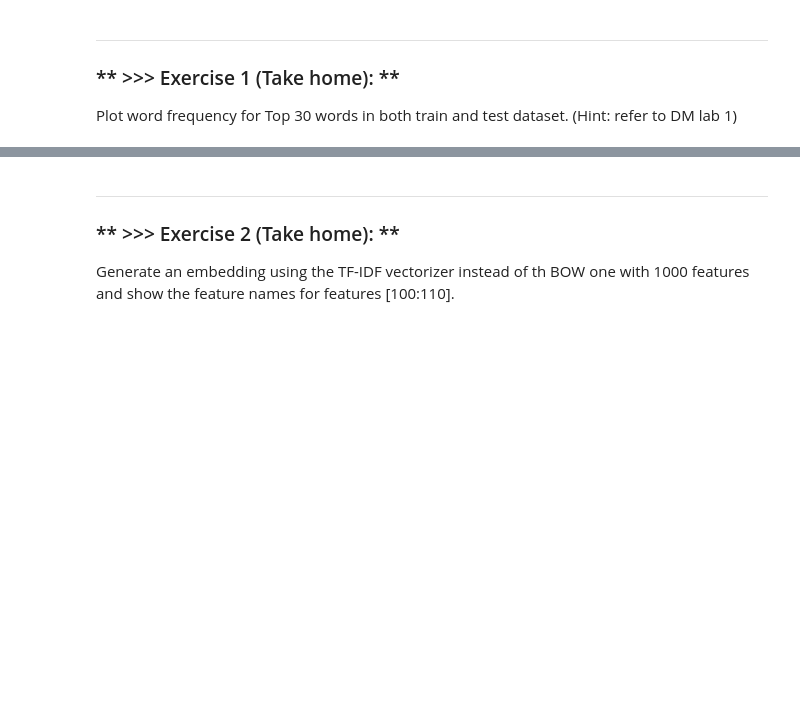
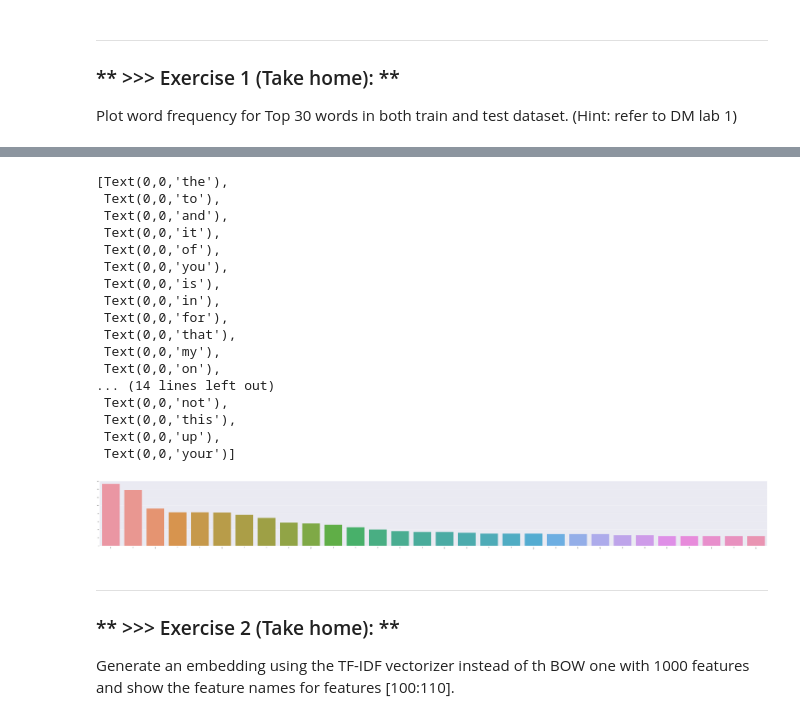
Before and after one commit to grace6029/DM19-Lab2-Homework-master, a Jupyter notebook: DM19-Lab2-Homework.ipynb, the cells around one changed output, grey strips where cells are left out. Drawn from its saved outputs; the diff is of its cells as text; code cells hidden in the pictures; blank space fills up the shorter version.

```diff
--- a/DM19-Lab2-Homework.ipynb
+++ b/DM19-Lab2-Homework.ipynb
@@ -93,0 +141,2 @@ Plot word frequency for Top 30 words in both train and test dataset. (Hint: refe
+# %%
+test_sorted_freq_words_list = sorted(zip(test_term_frequencies,test_words_list), key=lambda pair: pair[0], reverse=True)
@@ -93,0 +187,7 @@ Plot word frequency for Top 30 words in both train and test dataset. (Hint: refe
+# %%
+#create sorted list
+test_sorted_term_frequencies = []
+test_sorted_words_list = []
+for i in range(len(test_sorted_freq_words_list)):
+    test_sorted_term_frequencies.append(test_sorted_freq_words_list[i][0].toarray()[0][0])
+    test_sorted_words_list.append(test_sorted_freq_words_list[i][1])
@@ -94,3 +223,28 @@ Plot word frequency for Top 30 words in both train and test dataset. (Hint: refe
+# %%
+import seaborn as sns
+plt.subplots(figsize=(100, 10))
+g = sns.barplot(x=test_sorted_words_list[:30],
+            y=test_sorted_term_frequencies[:30])
+g.set_xticklabels(test_sorted_words_list, rotation = 90)
+# %% [output]
+[Text(0,0,'the'),
+ Text(0,0,'to'),
+ Text(0,0,'and'),
+ Text(0,0,'it'),
+ Text(0,0,'of'),
+ Text(0,0,'you'),
+ Text(0,0,'is'),
+ Text(0,0,'in'),
+ Text(0,0,'for'),
+ Text(0,0,'that'),
+ Text(0,0,'my'),
+ Text(0,0,'on'),
+... (14 lines left out)
+ Text(0,0,'not'),
+ Text(0,0,'this'),
+ Text(0,0,'up'),
+ Text(0,0,'your')]
+[figure, added]
 # %% [markdown]
 ---
 ### ** >>> Exercise 2 (Take home): **
```
Also changed, not shown: parts of 23 cells of this notebook, 3 other files.
